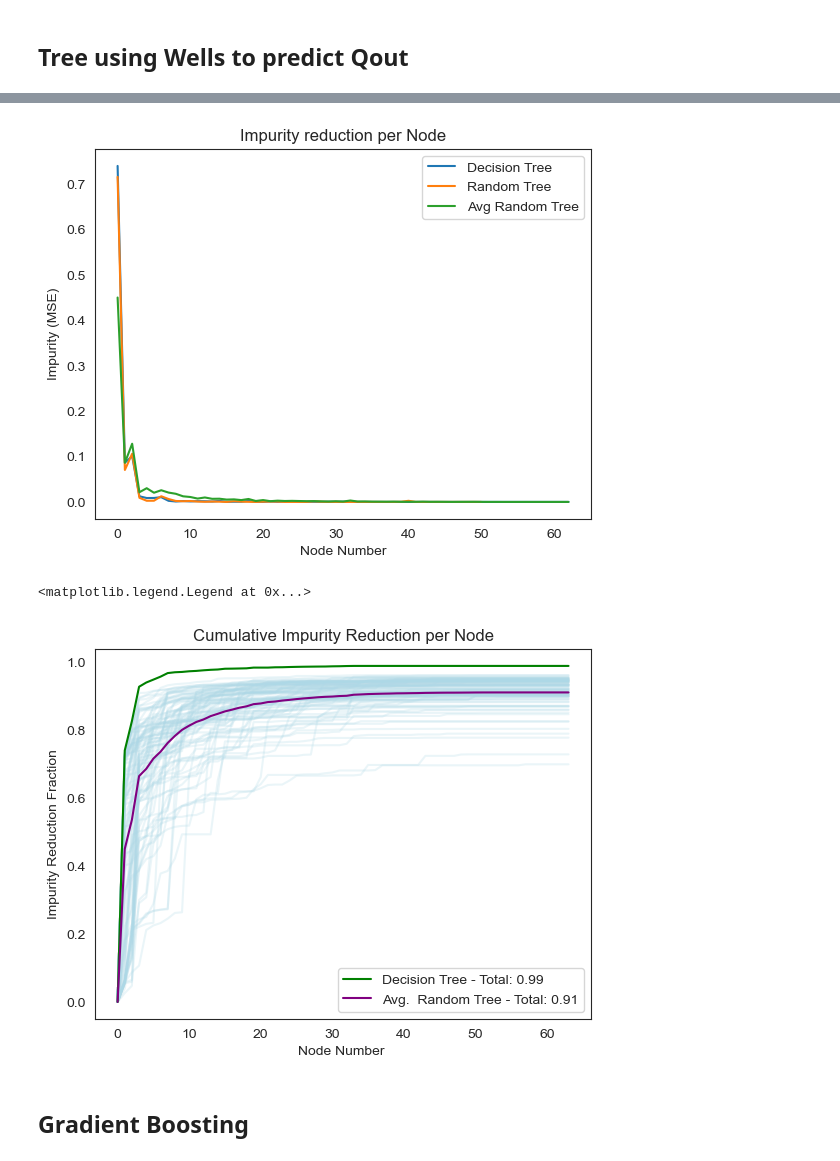
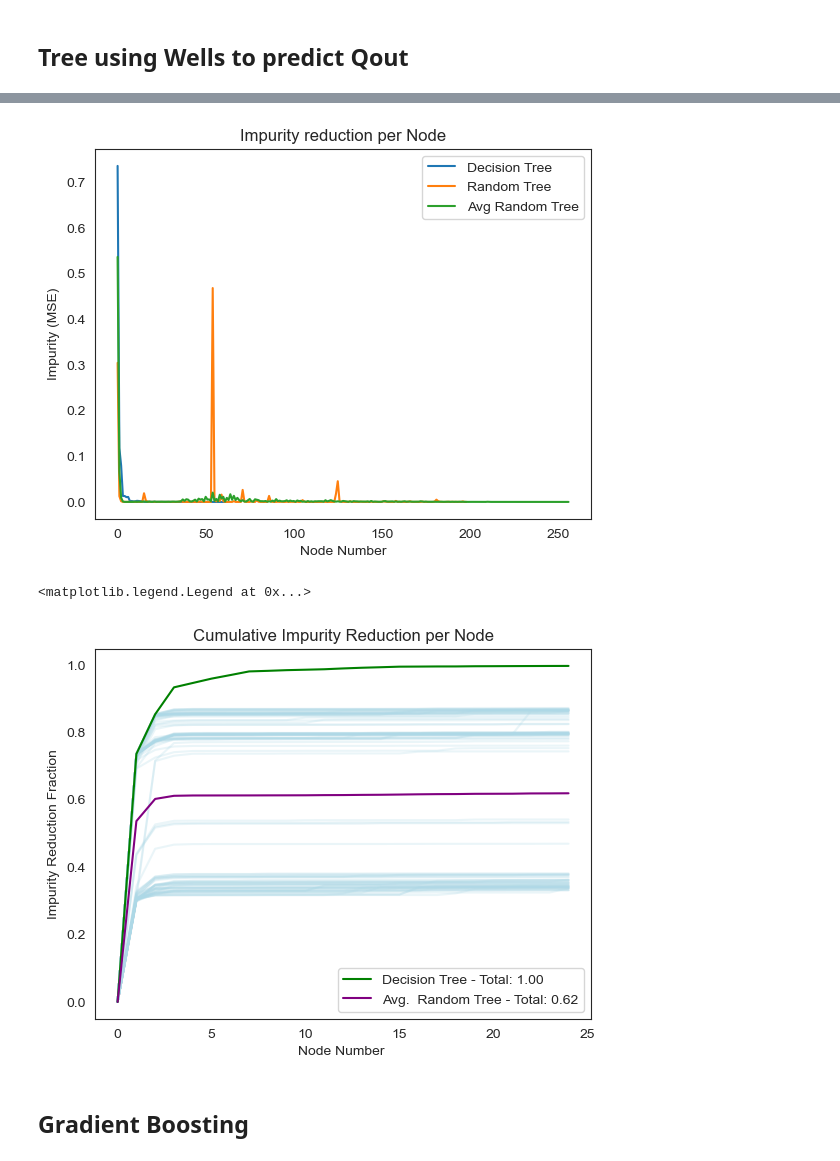
Before and after one commit to davermurray/mf-trees, a Jupyter notebook: mf-trees_SSscenario.ipynb, the cells around one changed output, grey strips where cells are left out. Cells and saved outputs as stored; diff of their text form; code cells hidden in the pictures.

```diff
--- a/mf-trees_SSscenario.ipynb
+++ b/mf-trees_SSscenario.ipynb
@@ -473,12 +479,12 @@ print(well_head_noRiv.shape)
 from treeFuncs import wellmesh_correlation
 dist = 1
 
-corrmatrix = well_head_df.corr()
-neighbor_corr_avg, neighbor_corr_min = wellmesh_correlation(all_well_loc,well_head_df, dist)
+# corrmatrix = well_head_df.corr()
+# neighbor_corr_avg, neighbor_corr_min = wellmesh_correlation(all_well_loc,well_head_df, dist)
 
 #Below for diff_head_df
-# neighbor_corr_avg, neighbor_corr_min = wellmesh_correlation(all_well_loc,diff_head_df, dist)
-# corrmatrix = diff_head_df.corr()
+neighbor_corr_avg, neighbor_corr_min = wellmesh_correlation(all_well_loc,diff_head_df, dist)
+corrmatrix = diff_head_df.corr()
 # %%
 wn = 844
 print("well num, well col, well row \n")
@@ -657,9 +662,13 @@ well num, well col, well row
 # %%
 #Best pars from Hyperparmeter Tuning notbook saved here as a dictionary
 random_state = 29
-#print(dtr_random.scorer_,dtr_random.best_score_)
-#make_scorer(mean_squared_error, greater_is_better=False, squared=False) -37.21749900272201
-best_pars_dt = {'splitter': 'best','max_features': 1.0,'min_samples_split': 15, 'min_samples_leaf': 1, 'min_impurity_decrease': 15, 'max_leaf_nodes': 86, 'max_depth': 5, 'criterion': 'friedman_mse'}
+
+#DIFF best pars
+best_pars_dt = {'splitter': 'best','max_features': 1.0,'min_samples_split': 2, 'min_samples_leaf': 2, 'min_impurity_decrease': 5, 'max_leaf_nodes': None, 'max_depth': 4, 'criterion': 'squared_error'}
+
+#best_pars_dt = {'splitter': 'best','max_features': 1.0,'min_samples_split': 15, 'min_samples_leaf': 1, 'min_impurity_decrease': 15, 'max_leaf_nodes': 86, 'max_depth': 5, 'criterion': 'friedman_mse'}
+
+
 #best_pars_dt = {'min_samples_split': 15, 'min_samples_leaf': 2, 'min_impurity_decrease': 15, 'max_leaf_nodes': 56, 'max_depth': 4, 'criterion': 'friedman_mse'}#best_pars_dt = None
 #best_pars_dt = {'splitter': 'best', 'min_samples_split': 15, 'min_samples_leaf': 2, 'min_impurity_decrease': 35, 'max_leaf_nodes': 263, 'max_features': 1.0, 'max_depth': 7, 'criterion': 'squared_error',  'random_state': 1}
 #best_pars_dt = {'criterion' : 'absolute_error','min_impurity_decrease': 0.01}
@@ -678,7 +687,7 @@ n = 1
 #new_zone_q = np.log(ReachQdf.loc[well_head_noRiv.index]+1)
 #new_zone_q = ReachQdf.loc[well_head_noRiv.index]
 
-rn = 32
+rn = 25
 #imp_df, metrics_df, impurity_list, Tree, y_test, y_pred = trainAndEvaluateModel(DecisionTreeRegressor, norm_well_df, norm_q_df[rn], None, 0.2, n, random_state)
 #imp_df, metrics_df, impurity_list, Tree, y_test, y_pred = trainAndEvaluateModel(DecisionTreeRegressor, well_head_noRiv, new_zone_q[rn], None, 0.2, n, random_state)
 
@@ -690,7 +699,7 @@ plt.figure()
 plt.scatter(y_test, y_pred)
 
 outmax = np.max(y_pred) *1.1
-outmin = np.min(y_pred) *0.9
+outmin = np.min(y_pred) *0.75
 
 plt.plot([outmin, outmax], [outmin, outmax], color='k', linestyle='-')
 
@@ -775,8 +784,12 @@ n = 100
 
 #Splitter is random and max features is set to 1, note that 1.0 is all in the new Sklearn so this is a little confusing
 #lastest and greatest - plus splitter setting to best
-#best_pars_dt_rand = {'splitter': 'best', 'max_features': 1, 'min_samples_split': 15, 'min_samples_leaf': 2, 'min_impurity_decrease': 15, 'max_leaf_nodes': 56, 'max_depth': 4, 'criterion': 'friedman_mse'}
-best_pars_dt_rand = {'splitter': 'best','max_features': 1,'min_samples_split': 15, 'min_samples_leaf': 1, 'min_impurity_decrease': 15, 'max_leaf_nodes': 86, 'max_depth': 5, 'criterion': 'friedman_mse'}
+#Diff best Pars
+best_pars_dt_rand = {'splitter': 'best','max_features': 1,'min_samples_split': 2, 'min_samples_leaf': 2, 'min_impurity_decrease': 5, 'max_leaf_nodes': None, 'max_depth': 4, 'criterion': 'squared_error'}
+
+#best_pars_dt_rand = {'splitter': 'best','max_features': 1,'min_samples_split': 15, 'min_samples_leaf': 1, 'min_impurity_decrease': 15, 'max_leaf_nodes': 86, 'max_depth': 5, 'criterion': 'friedman_mse'}
+
+
 #best_pars_dt_rand = {'max_features': 1, 'max_depth': 7, 'criterion': 'absolute_error', 'min_impurity_decrease': 0.01}
 #best_pars_dt_rand = {'splitter': 'best', 'max_features': 1}
 
@@ -878,38 +891,36 @@ plt.legend()
 plt.show()
 
 #quick cumulative function that inserts 0 at beginning
 def cumImpurity(imp):
-    nodes = 100
+    nodes = 25
     return np.cumsum(np.insert(imp,0,0))[:nodes] #inserting 0 at the beginning - essentially to indicate the original impurity reduction (0)
-
-
 
 dt_impurity_cumulative = cumImpurity(imp_improv)
 #rand_impurity_cumulative = cumImpurity(rand_imp_improv)[:50]
 avgrand_impurity_cumulative = cumImpurity(avg_rand_impurity.to_numpy())
 maxrand_impurity_cumulative = cumImpurity(max_rand_impurity.to_numpy())
 minrand_impurity_cumulative = cumImpurity(min_rand_impurity.to_numpy())
 x_nodes = np.arange(len(minrand_impurity_cumulative))
 
 for i in range(n):
     single_impurity = cumImpurity(impurity_df.loc[i].to_numpy())
     plt.plot(single_impurity, color='lightblue', alpha = 0.25)
 
 plt.plot(dt_impurity_cumulative, markersize = 4, color='g', label = "Decision Tree - Total: {:.2f}".format(np.max(dt_impurity_cumulative)))
 #plt.plot(rand_impurity_cumulative, markersize = 4, marker= 'o', label ="Random Tree - Total: {:.2f}".format(np.max(rand_impurity_cumulative)))
 plt.plot(avgrand_impurity_cumulative, markersize = 4, color='purple', label ="Avg.  Random Tree - Total: {:.2f}".format(np.max(avgrand_impurity_cumulative)))
 #plt.fill_between(x_nodes,maxrand_impurity_cumulative, minrand_impurity_cumulative, alpha = 0.2, label ="Min and Max Random Tree")
 #plt.plot(maxrand_impurity_cumulative, markersize = 4,marker='.', label ="Max  Random Tree - Total: {:.2f}".format(np.max(avgrand_impurity_cumulative)))
 
 plt.title('Cumulative Impurity Reduction per Node')
 plt.ylabel('Impurity Reduction Fraction')
 plt.xlabel('Node Number ')
 plt.xticks(minor=True)
 plt.legend()
 # %% [output]
-[figure, old version]
+[figure, new version]
 <matplotlib.legend.Legend at 0x...>
-[figure, old version]
+[figure, new version]
 # %% [markdown]
 ## Gradient Boosting
 # %%
```
Also changed, not shown: parts of 33 cells of this notebook, 6 other files.
